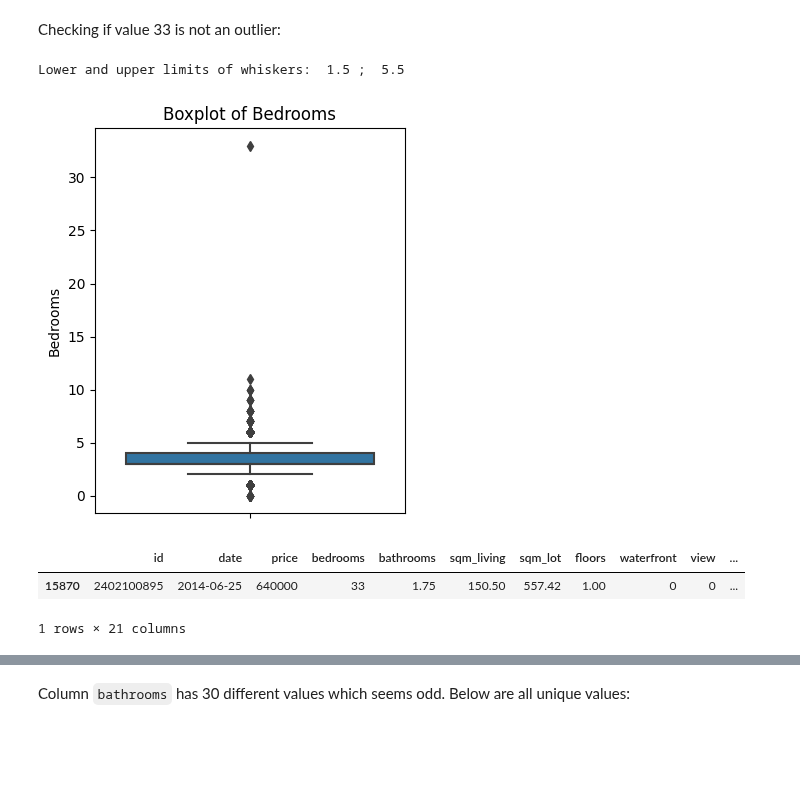
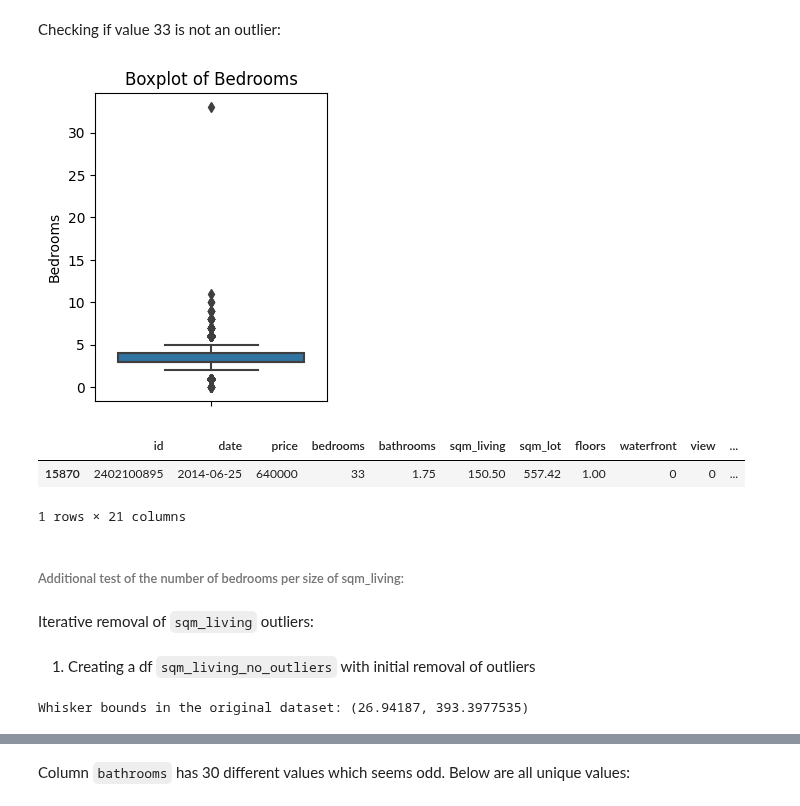
Before and after one commit to AurelPap/apartment-hunter, a Jupyter notebook: data-processing-merged.ipynb, the cells around one changed output, grey strips where cells are left out. Cells and saved outputs as stored; diff of their text form; code cells hidden in the pictures; blank space fills up the shorter version.

```diff
--- a/data-processing-merged.ipynb
+++ b/data-processing-merged.ipynb
@@ -313,11 +336,9 @@ sorted(df['bedrooms'].unique())
 Checking if value 33 is not an outlier:
 # %%
 whiskers = boxplot_whiskers(df['bedrooms'])
-print('Lower and upper limits of whiskers: ', whiskers[0], '; ', whiskers[1])
-boxplot(df['bedrooms'], 'Bedrooms', figsize=(4, 5))
+boxplot(df['bedrooms'], 'Bedrooms', figsize=(3, 4))
 # %% [output]
-Lower and upper limits of whiskers:  1.5 ;  5.5
-[figure, old version]
+[figure, new version]
 # %%
 df_33_bedrooms = df[df['bedrooms'] == 33]
 df_33_bedrooms
@@ -325,3 +346,15 @@ df_33_bedrooms
 |  | id | date | price | bedrooms | bathrooms | sqm_living | sqm_lot | floors | waterfront | view | ... |
 | 15870 | 2402100895 | 2014-06-25 | 640000 | 33 | 1.75 | 150.50 | 557.42 | 1.00 | 0 | 0 | ... |
 1 rows × 21 columns
+# %% [markdown]
+###### Additional test of the number of bedrooms per size of sqm_living:
+# %% [markdown]
+Iterative removal of `sqm_living` outliers:
+# %% [markdown]
+1. Creating a df `sqm_living_no_outliers` with initial removal of outliers
+# %%
+sqm_living_whiskers = boxplot_whiskers(df['sqm_living'])
+print('Whisker bounds in the original dataset:', sqm_living_whiskers)
+sqm_living_no_outliers = df[(df['sqm_living'] >= boxplot_whiskers(df['sqm_living'])[0]) & (df['sqm_living'] <= boxplot_whiskers(df['sqm_living'])[1])]
+# %% [output]
+Whisker bounds in the original dataset: (26.94187, 393.3977535)
```
Also changed, not shown: parts of 48 cells of this notebook.
